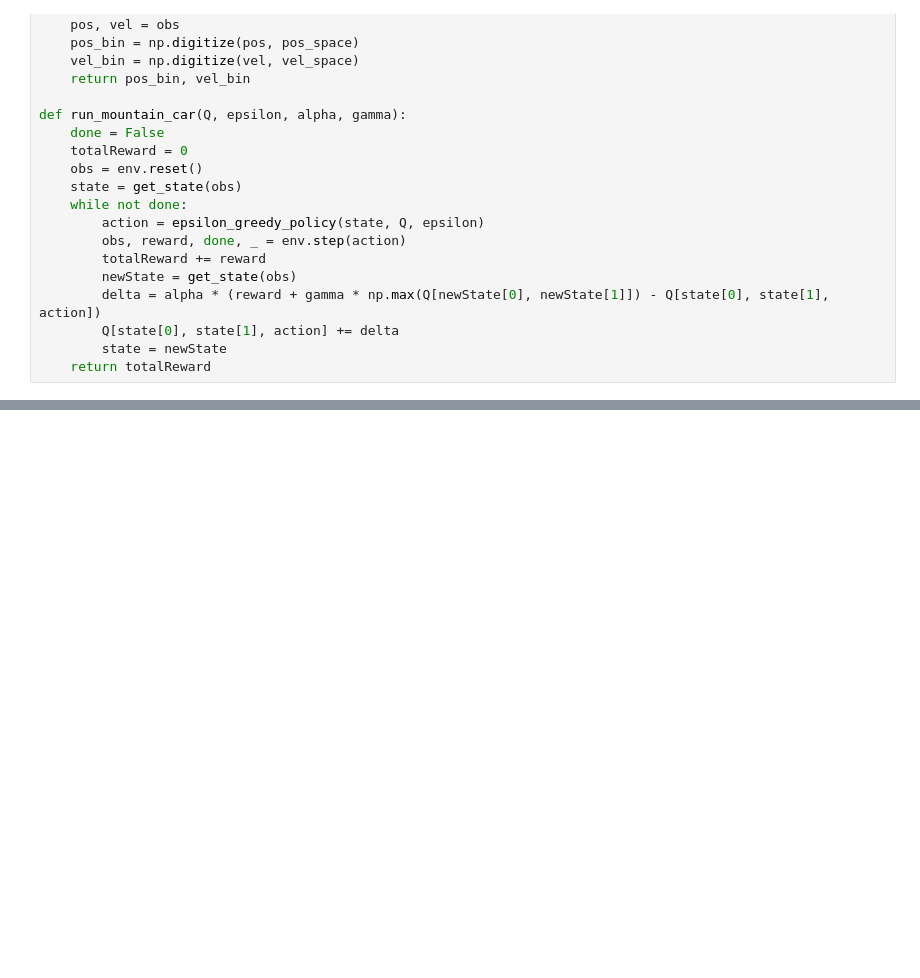
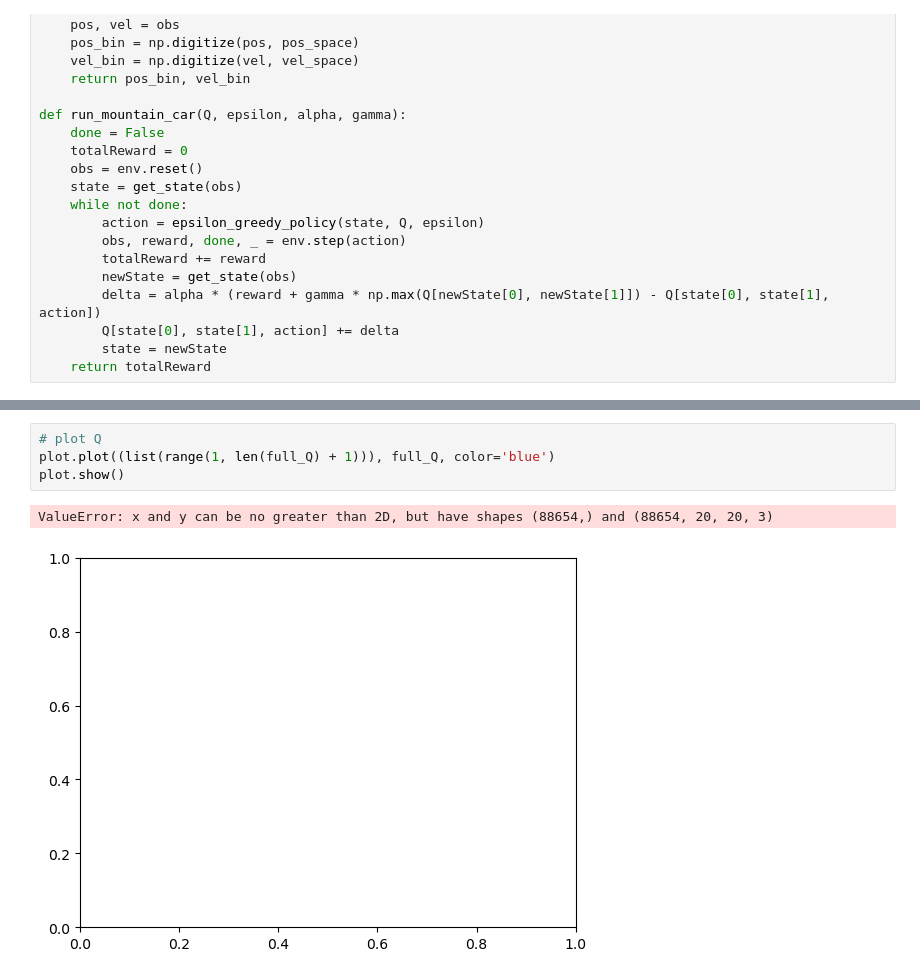
Before and after one commit to nicoandreoli2000/obligatorio-ia, a Jupyter notebook: MountainCar/mountaincar.ipynb, the cells around one changed output, grey strips where cells are left out. Drawn from its saved outputs; the diff is of its cells as text; blank space fills up the shorter version.

```diff
--- a/MountainCar/mountaincar.ipynb
+++ b/MountainCar/mountaincar.ipynb
@@ -84,0 +88,7 @@ plot.show()
+# %%
+# plot Q
+plot.plot((list(range(1, len(full_Q) + 1))), full_Q, color='blue')
+plot.show()
+# %% [output]
+ValueError: x and y can be no greater than 2D, but have shapes (88654,) and (88654, 20, 20, 3)
+[figure, added]
```
Also changed, not shown: parts of 4 cells of this notebook, 4 other files.
